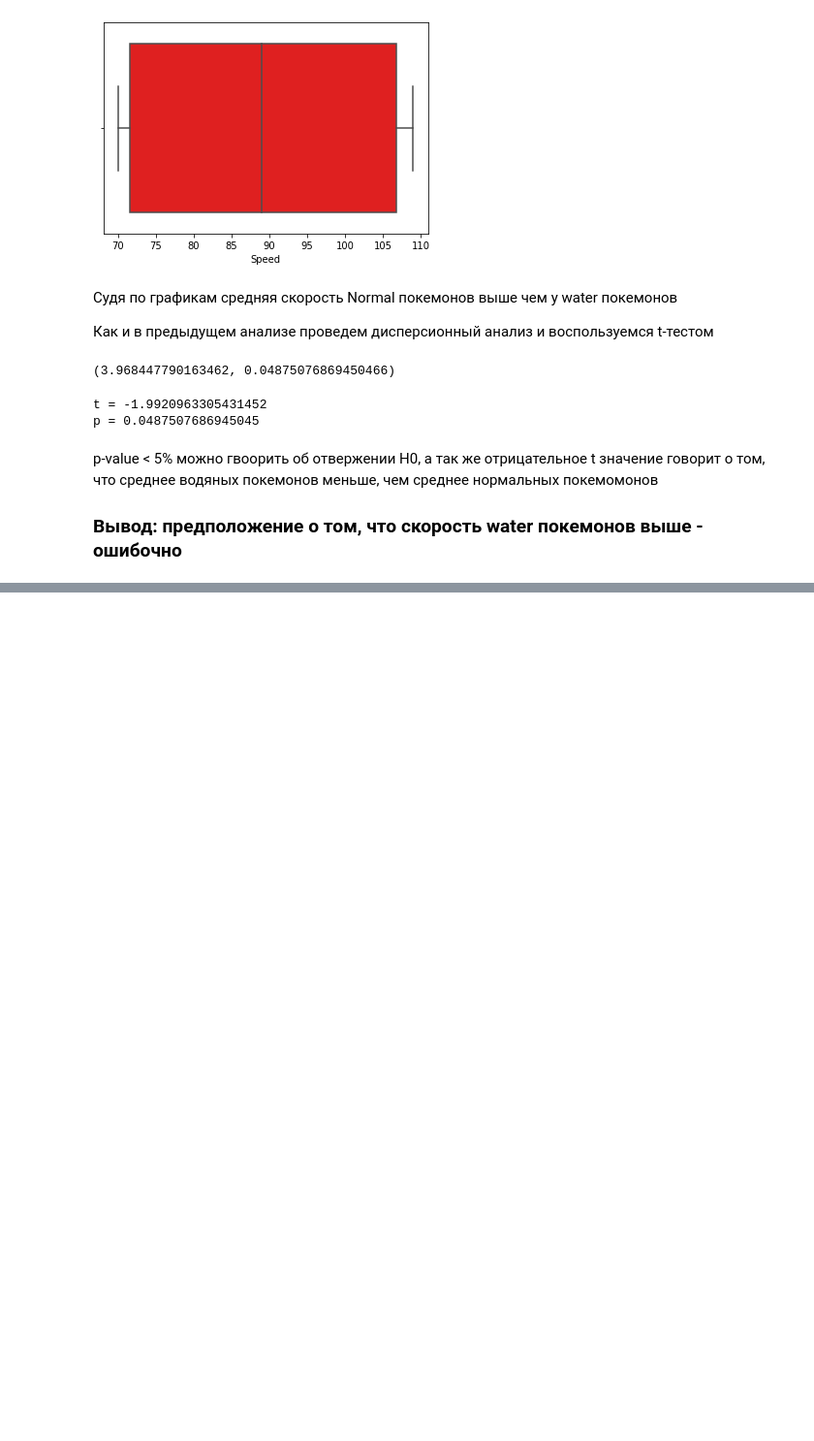
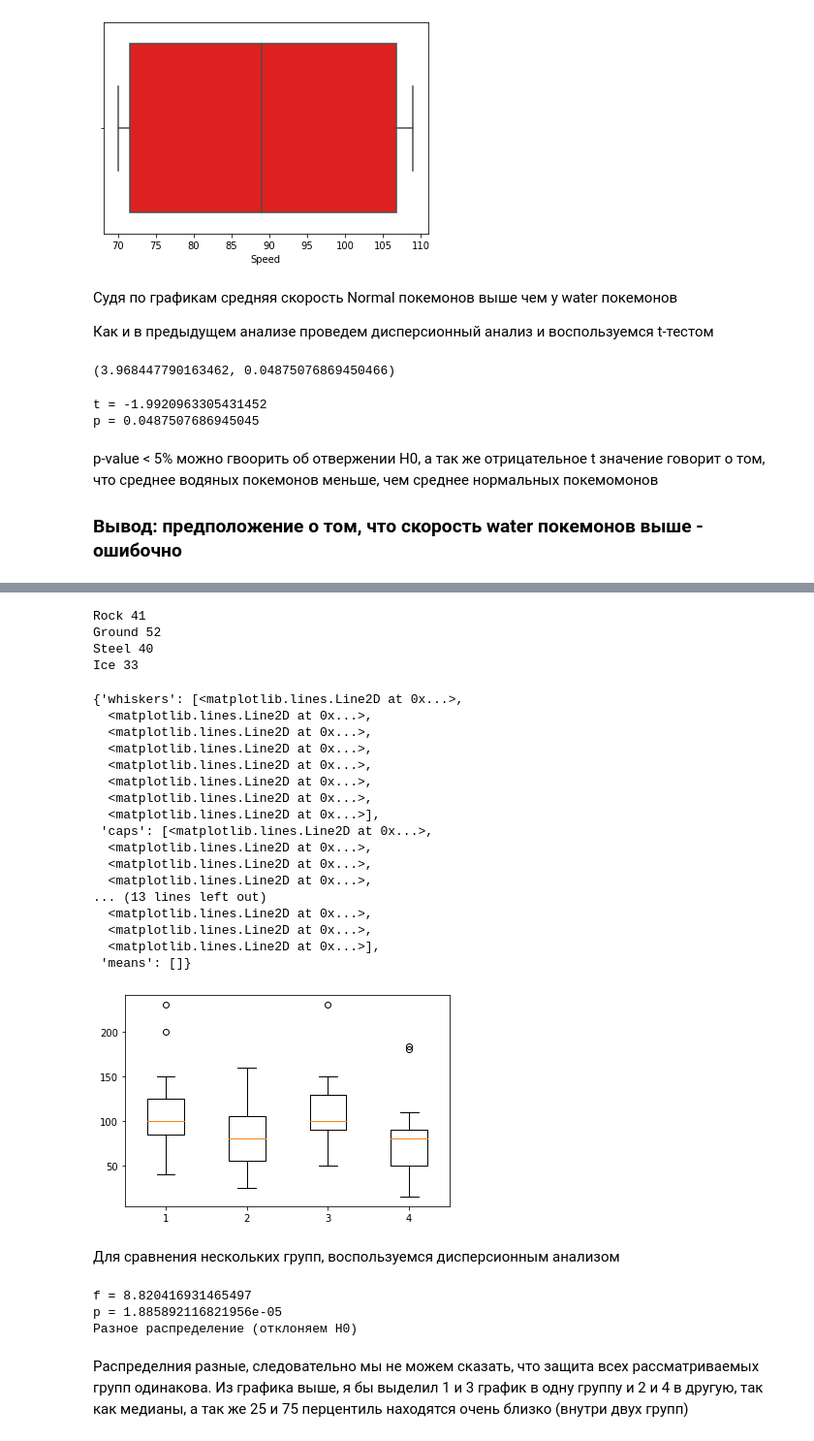
Before and after one commit to vasilyevs/ab_tests, a Jupyter notebook: AB_tests.ipynb, the cells around one changed output, grey strips where cells are left out. Shown: that part at 97% size. Drawn from its saved outputs; the diff is of its cells as text; code cells hidden in the pictures; blank space fills up the shorter version.

```diff
--- a/AB_tests.ipynb
+++ b/AB_tests.ipynb
@@ -208,0 +293,57 @@ best_defence_class
+# %%
+Rock = pokemon[(pokemon['Class 1']=='Rock')|(pokemon['Class 2']=='Rock')]
+Rock = Rock.drop(Rock[(Rock['Class 1'].isin(['Ground','Steel','Ice']))|(Rock['Class 2'].isin(['Ground','Steel','Ice']))].index)
+Ground = pokemon[(pokemon['Class 1']=='Ground')|(pokemon['Class 2']=='Ground')]
+Ground = Ground.drop(Ground[(Ground['Class 1'].isin(['Rock','Steel','Ice']))|(Ground['Class 2'].isin(['Rock','Steel','Ice']))].index)
+Steel = pokemon[(pokemon['Class 1']=='Steel')|(pokemon['Class 2']=='Steel')]
+Steel = Steel.drop(Steel[(Steel['Class 1'].isin(['Rock','Ground','Ice']))|(Steel['Class 2'].isin(['Rock','Ground','Ice']))].index)
+Ice = pokemon[(pokemon['Class 1']=='Ice')|(pokemon['Class 2']=='Ice')]
+Ice = Ice.drop(Ice[(Ice['Class 1'].isin(['Rock','Ground','Steel']))|(Ice['Class 2'].isin(['Rock','Ground','Steel']))].index)
+# %%
+print('Rock', len(Rock))
+print('Ground', len(Ground))
+print('Steel', len(Steel))
+print('Ice', len(Ice))
+# %% [output]
+Rock 41
+Ground 52
+Steel 40
+Ice 33
+# %%
+plt.boxplot([Rock['Defense'], Ground['Defense'], Steel['Defense'], Ice['Defense']])
+# %% [output]
+{'whiskers': [<matplotlib.lines.Line2D at 0x...>,
+  <matplotlib.lines.Line2D at 0x...>,
+  <matplotlib.lines.Line2D at 0x...>,
+  <matplotlib.lines.Line2D at 0x...>,
+  <matplotlib.lines.Line2D at 0x...>,
+  <matplotlib.lines.Line2D at 0x...>,
+  <matplotlib.lines.Line2D at 0x...>,
+  <matplotlib.lines.Line2D at 0x...>],
+ 'caps': [<matplotlib.lines.Line2D at 0x...>,
+  <matplotlib.lines.Line2D at 0x...>,
+  <matplotlib.lines.Line2D at 0x...>,
+  <matplotlib.lines.Line2D at 0x...>,
+... (13 lines left out)
+  <matplotlib.lines.Line2D at 0x...>,
+  <matplotlib.lines.Line2D at 0x...>,
+  <matplotlib.lines.Line2D at 0x...>],
+ 'means': []}
+[figure, added]
+# %% [markdown]
+Для сравнения нескольких групп, воспользуемся дисперсионным анализом
+# %%
+alpha = 0.05
+f, p = stats.f_oneway(Rock['Defense'], Ground['Defense'], Steel['Defense'], Ice['Defense'])
+print('f =', f)
+print('p =', p)
+if p > alpha:
+    print('Одинаковое распределение (не отвергаем H0)')
+else:
+    print('Разное распределение (отклоняем H0)')
+# %% [output]
+f = 8.820416931465497
+p = 1.885892116821956e-05
+Разное распределение (отклоняем H0)
+# %% [markdown]
+Распределния разные, следовательно мы не можем сказать, что защита всех рассматриваемых групп одинакова. Из графика выше, я бы выделил 1 и 3 график в одну группу и 2 и 4 в другую, так как медианы, а так же 25 и 75 перцентиль находятся очень близко (внутри двух групп)
```
Also changed, not shown: parts of 17 cells of this notebook.
